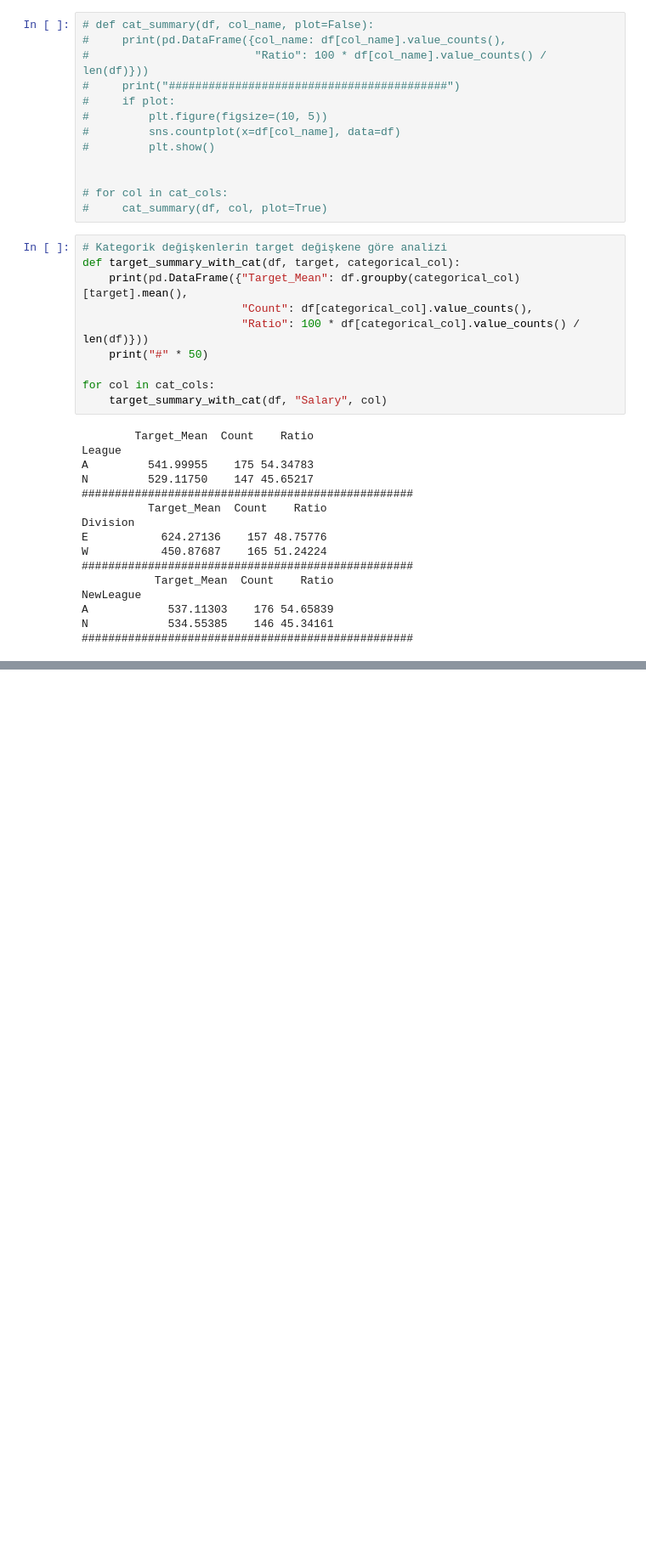
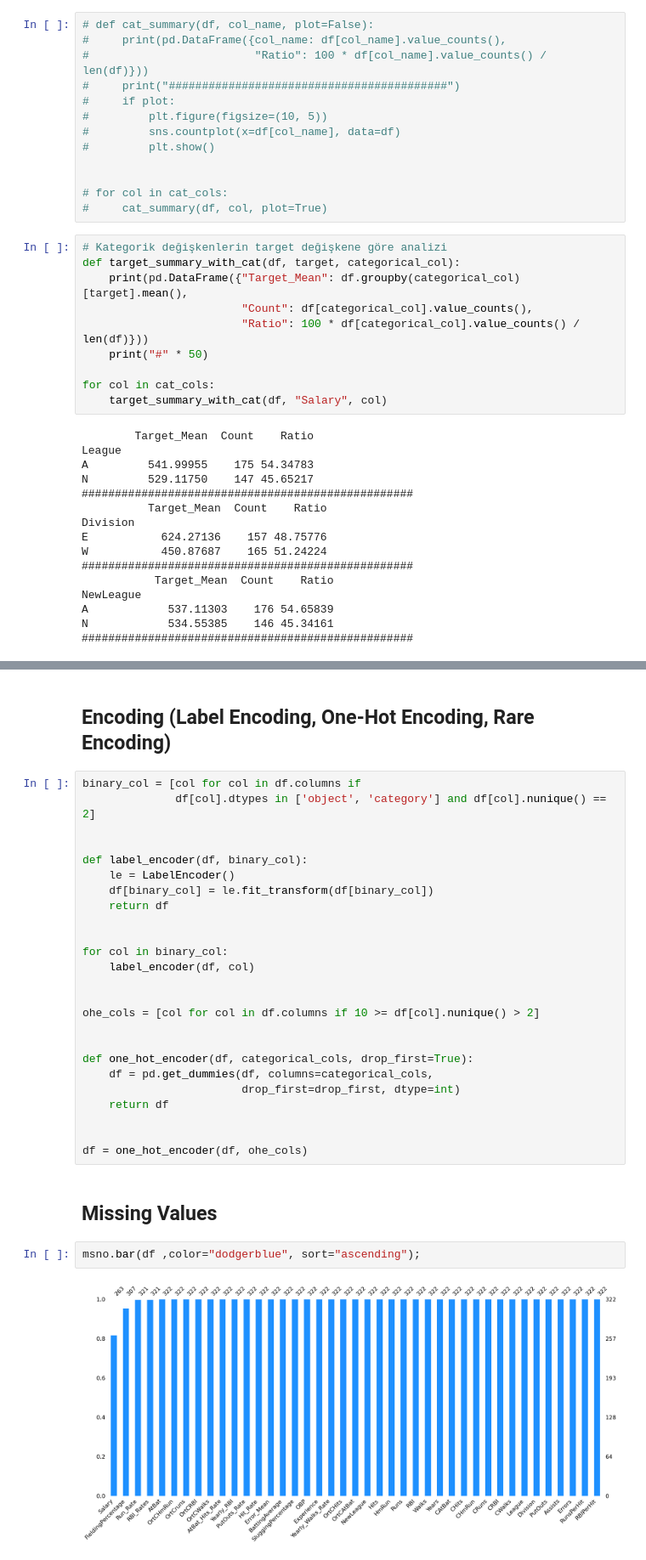
Before and after one commit to BatuhanUmay/MIUUL_ML_Summer_Bootcamp, a Jupyter notebook: Beyzbol Maas Tahmini.ipynb, the cells around one changed output, grey strips where cells are left out. Shown at 85% size. Cells and saved outputs as stored; diff of their text form; blank space fills up the shorter version.

```diff
--- a/Beyzbol Maas Tahmini.ipynb
+++ b/Beyzbol Maas Tahmini.ipynb
@@ -422,0 +487,33 @@ Salary
+# %% [markdown]
+## Encoding (Label Encoding, One-Hot Encoding, Rare Encoding)
+# %%
+binary_col = [col for col in df.columns if
+              df[col].dtypes in ['object', 'category'] and df[col].nunique() == 2]
+
+
+def label_encoder(df, binary_col):
+    le = LabelEncoder()
+    df[binary_col] = le.fit_transform(df[binary_col])
+    return df
+
+
+for col in binary_col:
+    label_encoder(df, col)
+
+
+ohe_cols = [col for col in df.columns if 10 >= df[col].nunique() > 2]
+
+
+def one_hot_encoder(df, categorical_cols, drop_first=True):
+    df = pd.get_dummies(df, columns=categorical_cols,
+                        drop_first=drop_first, dtype=int)
+    return df
+
+
+df = one_hot_encoder(df, ohe_cols)
+# %% [markdown]
+## Missing Values
+# %%
+msno.bar(df ,color="dodgerblue", sort="ascending");
+# %% [output]
+[figure, added]
```
Also changed, not shown: parts of 42 cells of this notebook.
